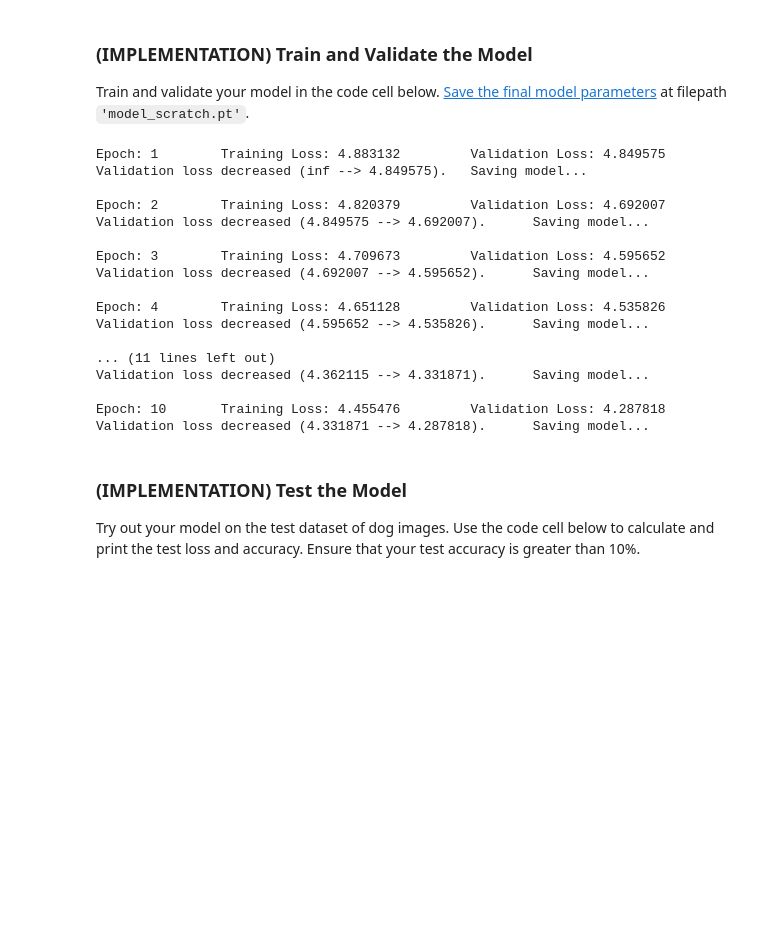
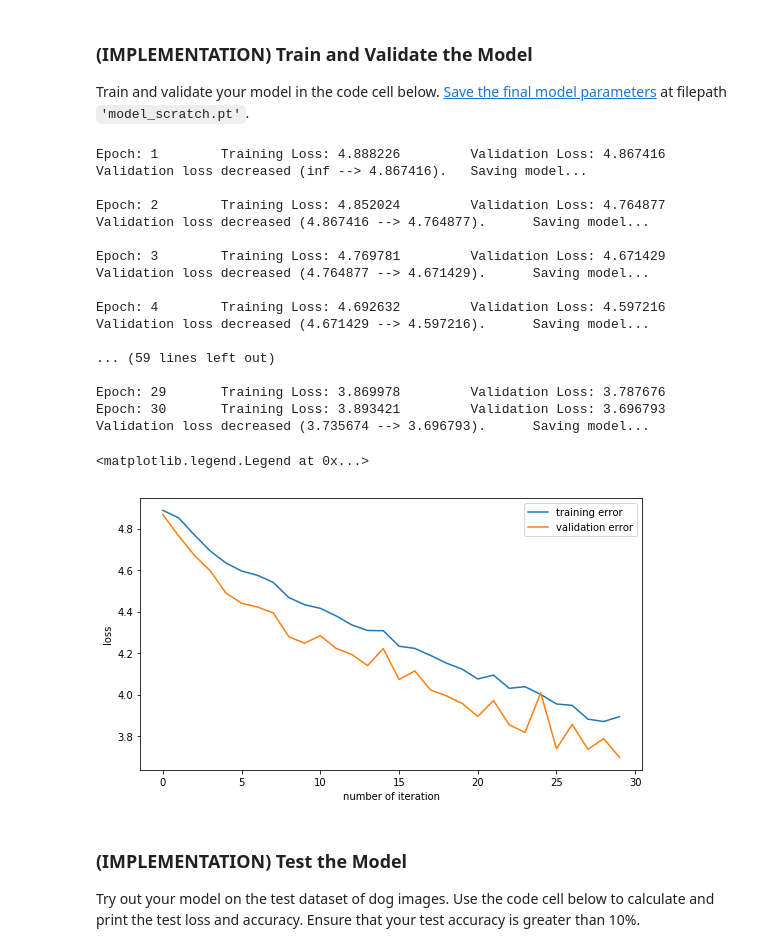
Before and after one commit to heschmat/deep-learning-projects, a Jupyter notebook: cnn-dog-breed-classifier/dog_app.ipynb, the cells around one changed output. Drawn from its saved outputs; the diff is of its cells as text; code cells hidden in the pictures; blank space fills up the shorter version.

Commit message:
Run the network for more iteration, Test-Acc: 15%; add the plot for training/variation loss over epochs.

```diff
--- a/cnn-dog-breed-classifier/dog_app.ipynb
+++ b/cnn-dog-breed-classifier/dog_app.ipynb
@@ -526,6 +528,10 @@ Train and validate your model in the code cell below.  [Save the final model par
 # %%
 def train(n_epochs, loaders, model, optimizer, criterion, use_cuda, save_path):
     """returns trained model"""
+    # Record the loss for various epochs
+    training_loss = []
+    validation_loss = []
+
     # initialize tracker for minimum validation loss
     loss_valid_min = np.Inf
 
@@ -573,9 +579,13 @@ def train(n_epochs, loaders, model, optimizer, criterion, use_cuda, save_path):
             #loss_valid += 1 / batch_idx * (loss.data - loss_valid)
             loss_valid += loss.item() * data.size(0)
 
-        # calculate average losses
+        # Calculate average losses
         loss_train = loss_train / len(loader_train.sampler)
         loss_valid = loss_valid/ len(loader_valid.sampler)
+
+        # Append the current loss to the list of loss over epochs.
+        training_loss.append(loss_train)
+        validation_loss.append(loss_valid)
 
         # print training/validation statistics
         print('Epoch: {} \tTraining Loss: {:.6f} \tValidation Loss: {:.6f}'.format(
@@ -592,35 +602,48 @@ def train(n_epochs, loaders, model, optimizer, criterion, use_cuda, save_path):
             torch.save(model.state_dict(), save_path)
             loss_valid_min = loss_valid
 
-    # return trained model
-    return model
+    loss = {'train':training_loss, 'valid': validation_loss}
+    # return trained model & loss
+    return model, loss
 # %%
 # train the model
-model_scratch = train(n_epochs= 10,
-                      loaders= loaders_scratch,
-                      model= model_scratch,
-                      optimizer= optimizer_scratch,
-                      criterion= criterion_scratch,
-                      use_cuda= use_cuda,
-                      save_path= 'model_scratch.pt')
+model_scratch, loss = train(n_epochs= 30,
+                            loaders= loaders_scratch,
+                            model= model_scratch,
+                            optimizer= optimizer_scratch,
+                            criterion= criterion_scratch,
+                            use_cuda= use_cuda,
+                            save_path= 'model_scratch.pt'
+                            )
 # %% [output]
-Epoch: 1        Training Loss: 4.883132         Validation Loss: 4.849575
-Validation loss decreased (inf --> 4.849575).   Saving model...
+Epoch: 1        Training Loss: 4.888226         Validation Loss: 4.867416
+Validation loss decreased (inf --> 4.867416).   Saving model...
 
-Epoch: 2        Training Loss: 4.820379         Validation Loss: 4.692007
-Validation loss decreased (4.849575 --> 4.692007).      Saving model...
+Epoch: 2        Training Loss: 4.852024         Validation Loss: 4.764877
+Validation loss decreased (4.867416 --> 4.764877).      Saving model...
 
-Epoch: 3        Training Loss: 4.709673         Validation Loss: 4.595652
-Validation loss decreased (4.692007 --> 4.595652).      Saving model...
+Epoch: 3        Training Loss: 4.769781         Validation Loss: 4.671429
+Validation loss decreased (4.764877 --> 4.671429).      Saving model...
 
-Epoch: 4        Training Loss: 4.651128         Validation Loss: 4.535826
-Validation loss decreased (4.595652 --> 4.535826).      Saving model...
+Epoch: 4        Training Loss: 4.692632         Validation Loss: 4.597216
+Validation loss decreased (4.671429 --> 4.597216).      Saving model...
 
-... (11 lines left out)
-Validation loss decreased (4.362115 --> 4.331871).      Saving model...
+... (59 lines left out)
 
-Epoch: 10       Training Loss: 4.455476         Validation Loss: 4.287818
-Validation loss decreased (4.331871 --> 4.287818).      Saving model...
+Epoch: 29       Training Loss: 3.869978         Validation Loss: 3.787676
+Epoch: 30       Training Loss: 3.893421         Validation Loss: 3.696793
+Validation loss decreased (3.735674 --> 3.696793).      Saving model...
+# %%
+# Plot the loss over epochs for train & validation set.
+plt.figure(figsize= (9, 5))
+plt.plot(loss['train'], label= 'training error')
+plt.plot(loss['valid'], label= 'validation error')
+plt.xlabel('number of iteration')
+plt.ylabel('loss')
+plt.legend()
+# %% [output]
+<matplotlib.legend.Legend at 0x...>
+[figure, added]
 # %%
 # load the model that got the best validation accuracy
 model_scratch.load_state_dict(torch.load('model_scratch.pt'))
```
Also changed, not shown: parts of 2 cells of this notebook.
